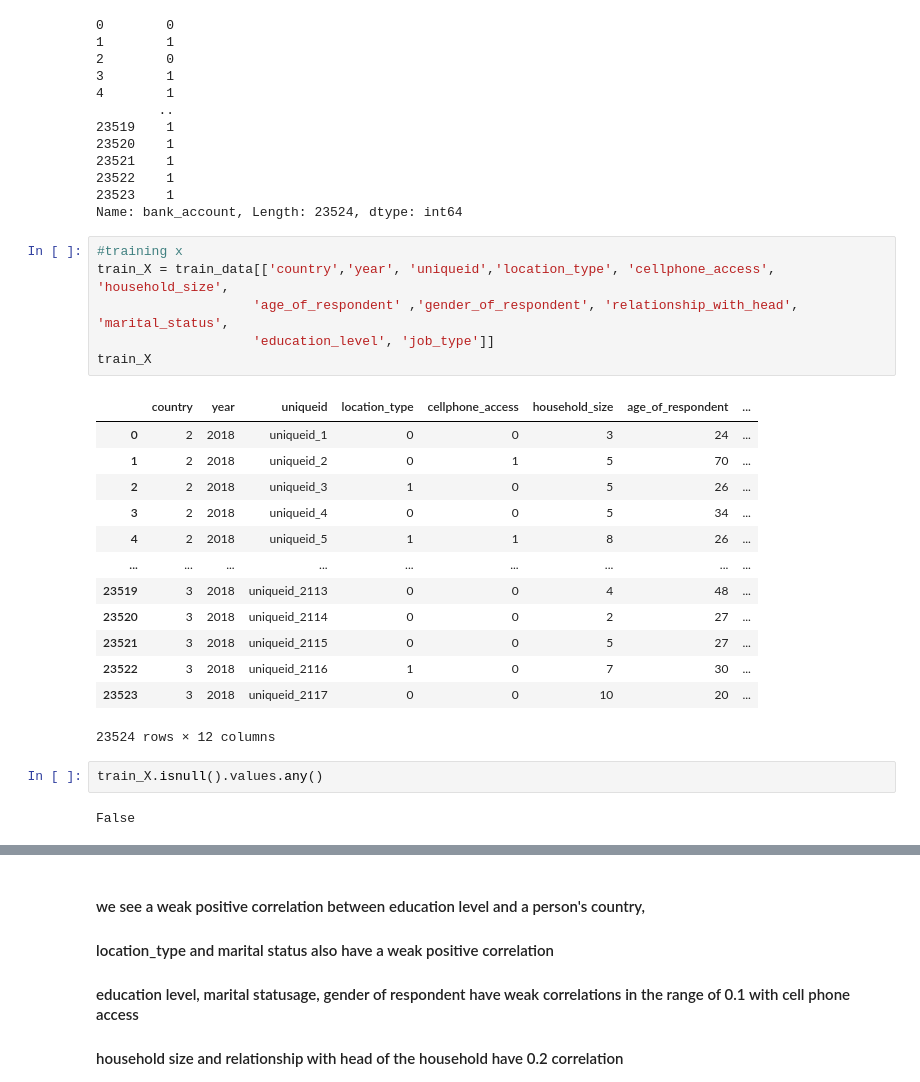
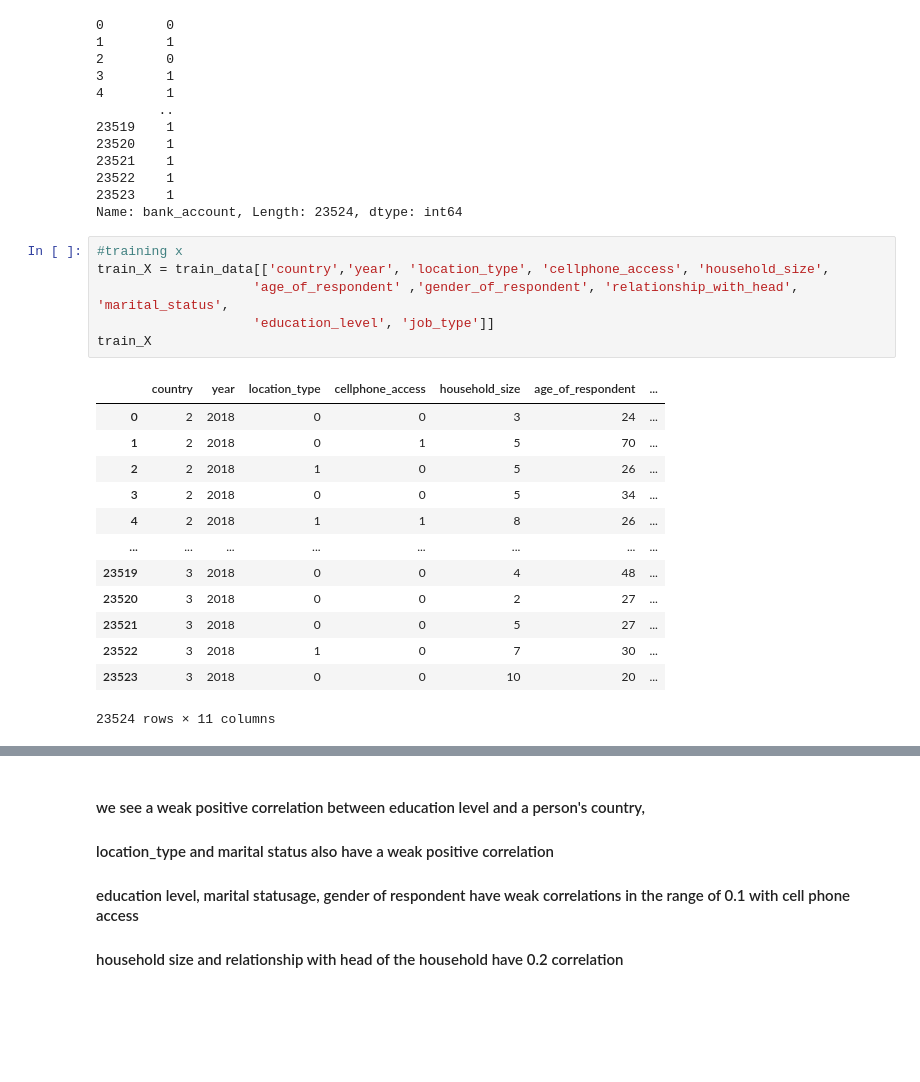
Before and after one commit to Elladuke/Financial_Inclusion, a Jupyter notebook: financial_inclusion_1.ipynb, the cells around one changed output, grey strips where cells are left out. Drawn from its saved outputs; the diff is of its cells as text; blank space fills up the shorter version.

```diff
--- a/financial_inclusion_1.ipynb
+++ b/financial_inclusion_1.ipynb
@@ -77,28 +77,24 @@ train_Y
 Name: bank_account, Length: 23524, dtype: int64
 # %%
 #training x
-train_X = train_data[['country','year', 'uniqueid','location_type', 'cellphone_access', 'household_size',
+train_X = train_data[['country','year', 'location_type', 'cellphone_access', 'household_size',
                     'age_of_respondent' ,'gender_of_respondent', 'relationship_with_head', 'marital_status',
                     'education_level', 'job_type']]
 train_X
 # %% [output]
-|  | country | year | uniqueid | location_type | cellphone_access | household_size | age_of_respondent | ... |
-| 0 | 2 | 2018 | uniqueid_1 | 0 | 0 | 3 | 24 | ... |
-| 1 | 2 | 2018 | uniqueid_2 | 0 | 1 | 5 | 70 | ... |
-| 2 | 2 | 2018 | uniqueid_3 | 1 | 0 | 5 | 26 | ... |
-| 3 | 2 | 2018 | uniqueid_4 | 0 | 0 | 5 | 34 | ... |
-| 4 | 2 | 2018 | uniqueid_5 | 1 | 1 | 8 | 26 | ... |
-| ... | ... | ... | ... | ... | ... | ... | ... | ... |
-| 23519 | 3 | 2018 | uniqueid_2113 | 0 | 0 | 4 | 48 | ... |
-| 23520 | 3 | 2018 | uniqueid_2114 | 0 | 0 | 2 | 27 | ... |
-| 23521 | 3 | 2018 | uniqueid_2115 | 0 | 0 | 5 | 27 | ... |
-| 23522 | 3 | 2018 | uniqueid_2116 | 1 | 0 | 7 | 30 | ... |
-| 23523 | 3 | 2018 | uniqueid_2117 | 0 | 0 | 10 | 20 | ... |
+|  | country | year | location_type | cellphone_access | household_size | age_of_respondent | ... |
+| 0 | 2 | 2018 | 0 | 0 | 3 | 24 | ... |
+| 1 | 2 | 2018 | 0 | 1 | 5 | 70 | ... |
+| 2 | 2 | 2018 | 1 | 0 | 5 | 26 | ... |
+| 3 | 2 | 2018 | 0 | 0 | 5 | 34 | ... |
+| 4 | 2 | 2018 | 1 | 1 | 8 | 26 | ... |
+| ... | ... | ... | ... | ... | ... | ... | ... |
+| 23519 | 3 | 2018 | 0 | 0 | 4 | 48 | ... |
+| 23520 | 3 | 2018 | 0 | 0 | 2 | 27 | ... |
+| 23521 | 3 | 2018 | 0 | 0 | 5 | 27 | ... |
+| 23522 | 3 | 2018 | 1 | 0 | 7 | 30 | ... |
+| 23523 | 3 | 2018 | 0 | 0 | 10 | 20 | ... |
-23524 rows × 12 columns
+23524 rows × 11 columns
-# %%
-train_X.isnull().values.any()
-# %% [output]
-False
 # %%
 ## correlations
 train_X.corr()
```
Also changed, not shown: parts of 7 cells of this notebook, 2 other files.
